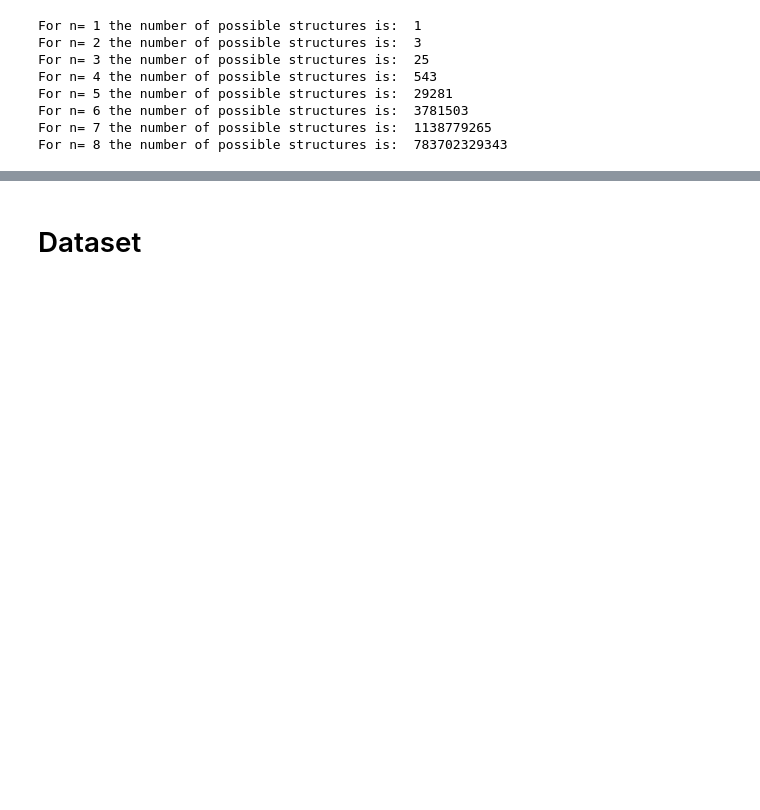
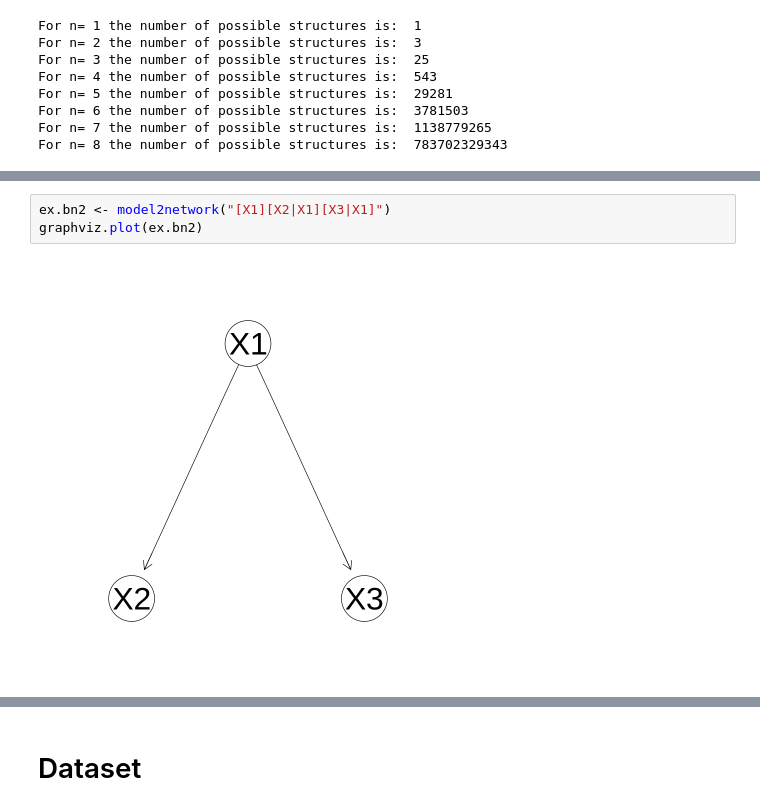
Before and after one commit to SaverioMonaco/k2Algorithm, a Jupyter notebook: project.ipynb, the cells around one changed output, grey strips where cells are left out. Drawn from its saved outputs; the diff is of its cells as text; blank space fills up the shorter version.

```diff
--- a/project.ipynb
+++ b/project.ipynb
@@ -46,0 +141,5 @@ For n= 8 the number of possible structures is:  783702329343
+# %%
+ex.bn2 <- model2network("[X1][X2|X1][X3|X1]")
+graphviz.plot(ex.bn2)
+# %% [output]
+[figure, added]
```
Also changed, not shown: parts of 14 cells of this notebook, 3 other files.
